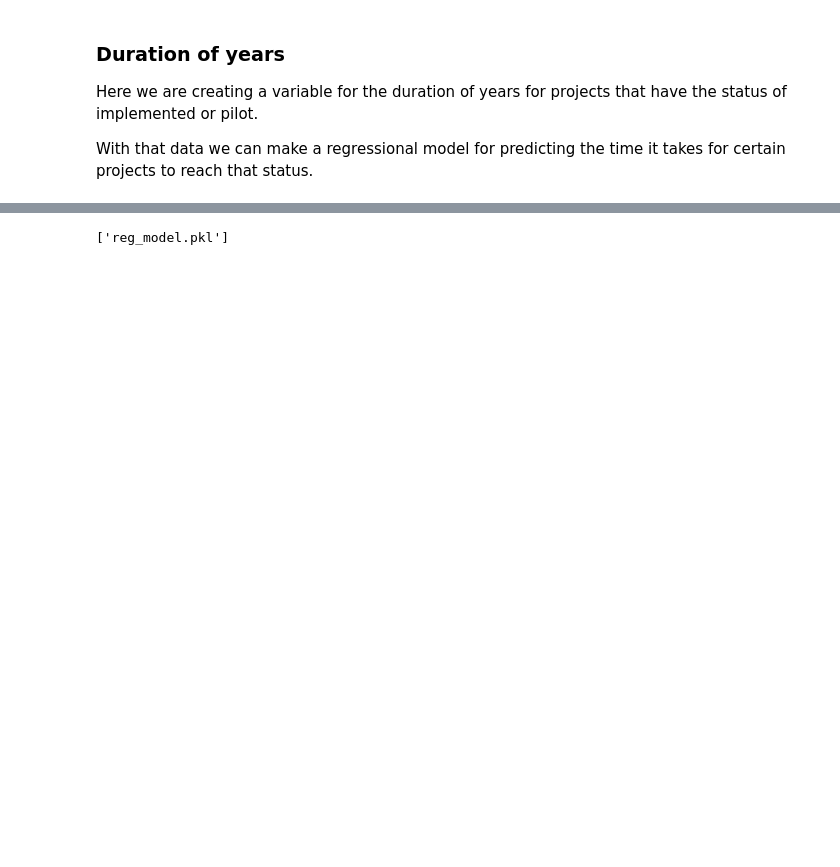
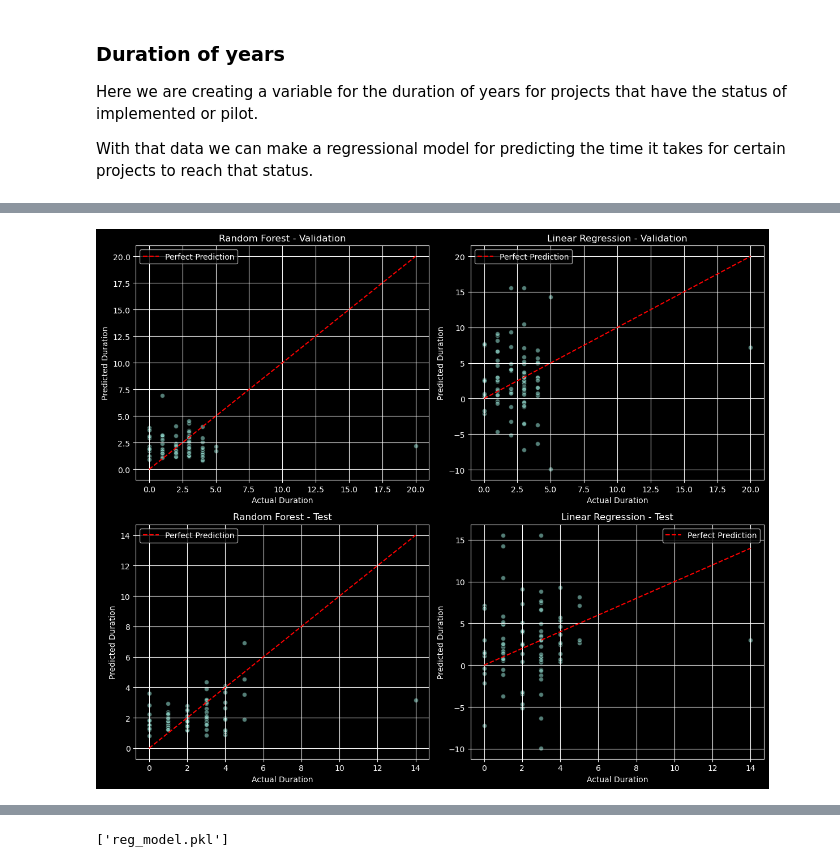
Before and after one commit to Marchant01/ai_eu_project, a Jupyter notebook: eda.ipynb, the cells around one changed output, grey strips where cells are left out. Saved outputs shown, nothing was run; the diff lists cells and outputs as text; code cells hidden in the pictures; blank space fills up the shorter version.

```diff
--- a/eda.ipynb
+++ b/eda.ipynb
@@ -390,0 +505,47 @@ ValueError: Found input variables with inconsistent numbers of samples: [266, 26
+# %%
+# Create a 2x2 grid of subplots
+fig, axs = plt.subplots(2, 2, figsize=(12, 10))
+
+# Plot 1: Random Forest - Validation
+axs[0, 0].scatter(y_val_years, y_pred_years_gs, alpha=0.6, edgecolors='k')
+axs[0, 0].plot([y_val_years.min(), y_val_years.max()], [y_val_years.min(), y_val_years.max()], 'r--', label='Perfect Prediction')
+axs[0, 0].set_title('Random Forest - Validation')
+axs[0, 0].set_xlabel('Actual Duration')
+axs[0, 0].set_ylabel('Predicted Duration')
+axs[0, 0].legend()
+axs[0, 0].grid(True)
+
+# Plot 2: Linear Regression - Validation
+axs[0, 1].scatter(y_val_years, y_pred_years_log, alpha=0.6, edgecolors='k')
+axs[0, 1].plot([y_val_years.min(), y_val_years.max()], [y_val_years.min(), y_val_years.max()], 'r--', label='Perfect Prediction')
+axs[0, 1].set_title('Linear Regression - Validation')
+axs[0, 1].set_xlabel('Actual Duration')
+axs[0, 1].set_ylabel('Predicted Duration')
+axs[0, 1].legend()
+axs[0, 1].grid(True)
+
+# Plot 3: Random Forest - Test
+y_test_pred_rf = grid_rm_reg.predict(X_test_years)
+axs[1, 0].scatter(y_test_years, y_test_pred_rf, alpha=0.6, edgecolors='k')
+axs[1, 0].plot([y_test_years.min(), y_test_years.max()], [y_test_years.min(), y_test_years.max()], 'r--', label='Perfect Prediction')
+axs[1, 0].set_title('Random Forest - Test')
+axs[1, 0].set_xlabel('Actual Duration')
+axs[1, 0].set_ylabel('Predicted Duration')
+axs[1, 0].legend()
+axs[1, 0].grid(True)
+
+# Plot 4: Linear Regression - Test
+y_test_pred_lr = lin_reg.predict(X_test_years)
+axs[1, 1].scatter(y_test_years, y_test_pred_lr, alpha=0.6, edgecolors='k')
+axs[1, 1].plot([y_test_years.min(), y_test_years.max()], [y_test_years.min(), y_test_years.max()], 'r--', label='Perfect Prediction')
+axs[1, 1].set_title('Linear Regression - Test')
+axs[1, 1].set_xlabel('Actual Duration')
+axs[1, 1].set_ylabel('Predicted Duration')
+axs[1, 1].legend()
+axs[1, 1].grid(True)
+
+# Final layout adjustment
+plt.tight_layout()
+plt.show()
+# %% [output]
+[figure, added]
```
Also changed, not shown: parts of 11 cells of this notebook, 4 other files.
